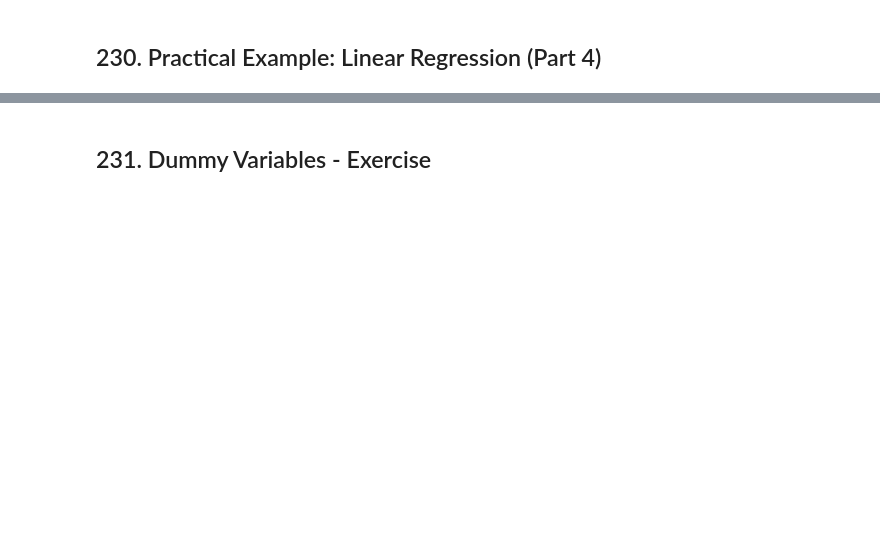
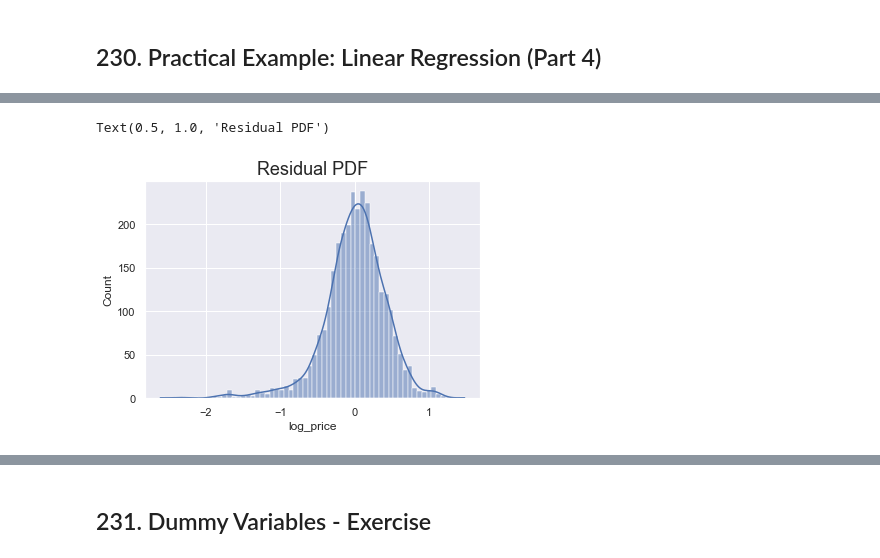
Before and after one commit to Mrchmdani/Mrchmdani, a Jupyter notebook: MyLearning/Udemy/The Data Science Course 2022 - Complete Data Science Bootcamp/Udemy - Complete Data Science Bootcamp - Part5 - Advanced Statistical Methods in Pthon.ipynb, the cells around one changed output, grey strips where cells are left out. Drawn from its saved outputs; the diff is of its cells as text; code cells hidden in the pictures; blank space fills up the shorter version.

```diff
--- a/MyLearning/Udemy/The Data Science Course 2022 - Complete Data Science Bootcamp/Udemy - Complete Data Science Bootcamp - Part5 - Advanced Statistical Methods in Pthon.ipynb
+++ b/MyLearning/Udemy/The Data Science Course 2022 - Complete Data Science Bootcamp/Udemy - Complete Data Science Bootcamp - Part5 - Advanced Statistical Methods in Pthon.ipynb
@@ -2504,0 +2673,6 @@ https://www.udemy.com/course/the-data-science-course-complete-data-science-bootc
+# %%
+sns.histplot((y_train - y_hat), kde=True)
+plt.title('Residual PDF', size=18)
+# %% [output]
+Text(0.5, 1.0, 'Residual PDF')
+[figure, added]
```
Also changed, not shown: parts of 46 cells of this notebook, 9 other files.
